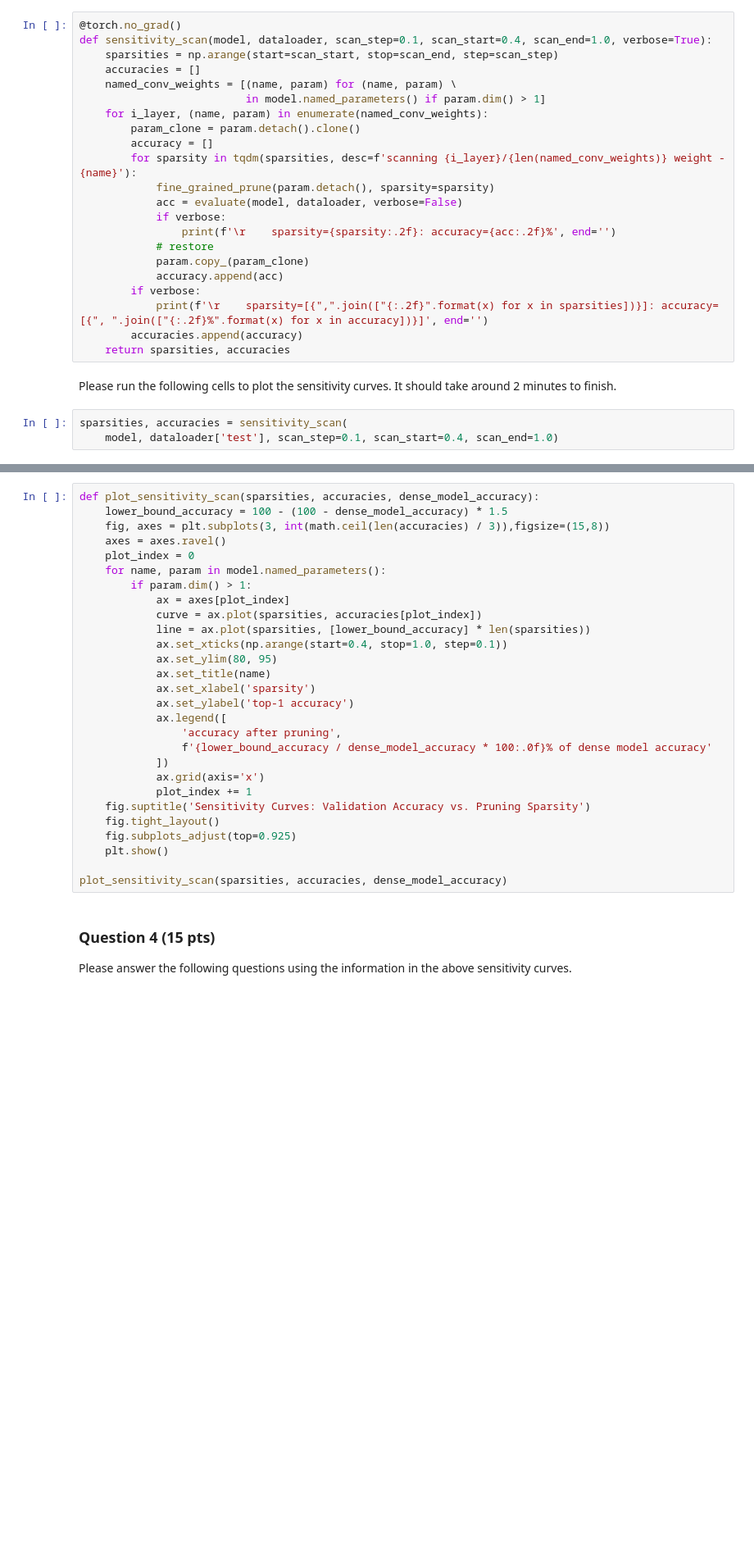
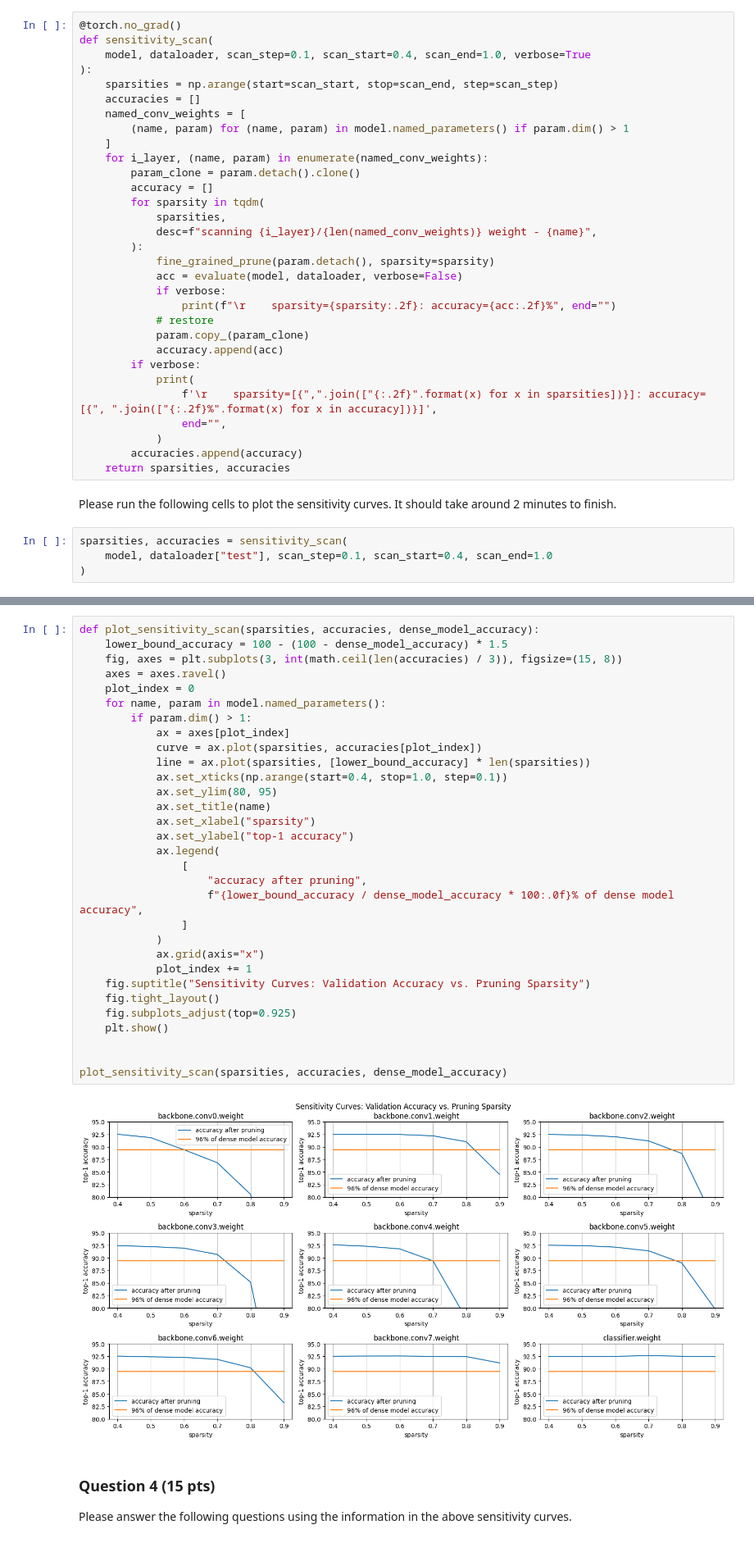
Before and after one commit to joseph-jingi-jung/MIT6.5940-EfficientML, a Jupyter notebook: Lab1.ipynb, the cells around one changed output, grey strips where cells are left out. Shown at 82% size. Cells and saved outputs as stored; diff of their text form; blank space fills up the shorter version.

```diff
--- a/Lab1.ipynb
+++ b/Lab1.ipynb
@@ -515,28 +576,38 @@ Neural Networks](https://arxiv.org/pdf/1506.02626.pdf))
 The following code cell defines the sensitivity scan function that returns the sparsities scanned, and a list of accuracies for each weight to be pruned.
 # %%
 @torch.no_grad()
-def sensitivity_scan(model, dataloader, scan_step=0.1, scan_start=0.4, scan_end=1.0, verbose=True):
+def sensitivity_scan(
+    model, dataloader, scan_step=0.1, scan_start=0.4, scan_end=1.0, verbose=True
+):
     sparsities = np.arange(start=scan_start, stop=scan_end, step=scan_step)
     accuracies = []
-    named_conv_weights = [(name, param) for (name, param) \
-                          in model.named_parameters() if param.dim() > 1]
+    named_conv_weights = [
+        (name, param) for (name, param) in model.named_parameters() if param.dim() > 1
+    ]
     for i_layer, (name, param) in enumerate(named_conv_weights):
         param_clone = param.detach().clone()
         accuracy = []
-        for sparsity in tqdm(sparsities, desc=f'scanning {i_layer}/{len(named_conv_weights)} weight - {name}'):
+        for sparsity in tqdm(
+            sparsities,
+            desc=f"scanning {i_layer}/{len(named_conv_weights)} weight - {name}",
+        ):
             fine_grained_prune(param.detach(), sparsity=sparsity)
             acc = evaluate(model, dataloader, verbose=False)
             if verbose:
-                print(f'\r    sparsity={sparsity:.2f}: accuracy={acc:.2f}%', end='')
+                print(f"\r    sparsity={sparsity:.2f}: accuracy={acc:.2f}%", end="")
             # restore
             param.copy_(param_clone)
             accuracy.append(acc)
         if verbose:
-            print(f'\r    sparsity=[{",".join(["{:.2f}".format(x) for x in sparsities])}]: accuracy=[{", ".join(["{:.2f}%".format(x) for x in accuracy])}]', end='')
+            print(
+                f'\r    sparsity=[{",".join(["{:.2f}".format(x) for x in sparsities])}]: accuracy=[{", ".join(["{:.2f}%".format(x) for x in accuracy])}]',
+                end="",
+            )
         accuracies.append(accuracy)
     return sparsities, accuracies
 # %% [markdown]
 Please run the following cells to plot the sensitivity curves. It should take around 2 minutes to finish.
 # %%
 sparsities, accuracies = sensitivity_scan(
-    model, dataloader['test'], scan_step=0.1, scan_start=0.4, scan_end=1.0)
+    model, dataloader["test"], scan_step=0.1, scan_start=0.4, scan_end=1.0
+)
@@ -543,31 +628,36 @@ sparsities, accuracies = sensitivity_scan(
 # %%
 def plot_sensitivity_scan(sparsities, accuracies, dense_model_accuracy):
     lower_bound_accuracy = 100 - (100 - dense_model_accuracy) * 1.5
-    fig, axes = plt.subplots(3, int(math.ceil(len(accuracies) / 3)),figsize=(15,8))
+    fig, axes = plt.subplots(3, int(math.ceil(len(accuracies) / 3)), figsize=(15, 8))
     axes = axes.ravel()
     plot_index = 0
     for name, param in model.named_parameters():
         if param.dim() > 1:
             ax = axes[plot_index]
             curve = ax.plot(sparsities, accuracies[plot_index])
             line = ax.plot(sparsities, [lower_bound_accuracy] * len(sparsities))
             ax.set_xticks(np.arange(start=0.4, stop=1.0, step=0.1))
             ax.set_ylim(80, 95)
             ax.set_title(name)
-            ax.set_xlabel('sparsity')
-            ax.set_ylabel('top-1 accuracy')
-            ax.legend([
-                'accuracy after pruning',
-                f'{lower_bound_accuracy / dense_model_accuracy * 100:.0f}% of dense model accuracy'
-            ])
-            ax.grid(axis='x')
+            ax.set_xlabel("sparsity")
+            ax.set_ylabel("top-1 accuracy")
+            ax.legend(
+                [
+                    "accuracy after pruning",
+                    f"{lower_bound_accuracy / dense_model_accuracy * 100:.0f}% of dense model accuracy",
+                ]
+            )
+            ax.grid(axis="x")
             plot_index += 1
-    fig.suptitle('Sensitivity Curves: Validation Accuracy vs. Pruning Sparsity')
+    fig.suptitle("Sensitivity Curves: Validation Accuracy vs. Pruning Sparsity")
     fig.tight_layout()
     fig.subplots_adjust(top=0.925)
     plt.show()
 
+
 plot_sensitivity_scan(sparsities, accuracies, dense_model_accuracy)
+# %% [output]
+[figure, added]
 # %% [markdown]
 ### Question 4 (15 pts)
 
```
Also changed, not shown: parts of 62 cells of this notebook.
